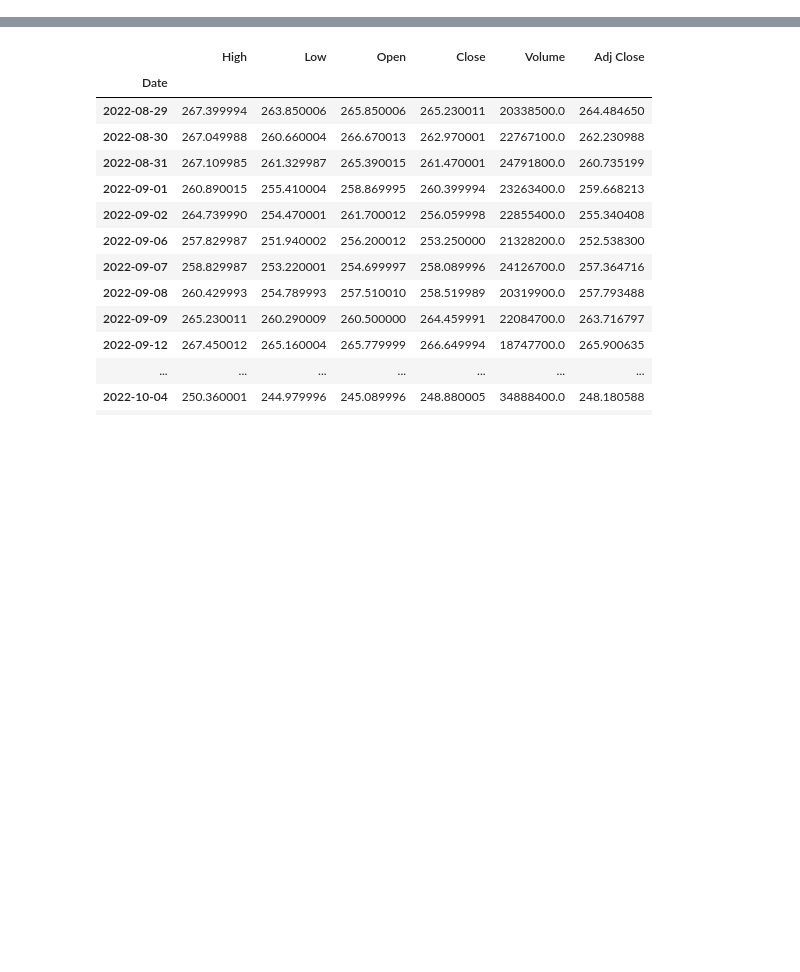
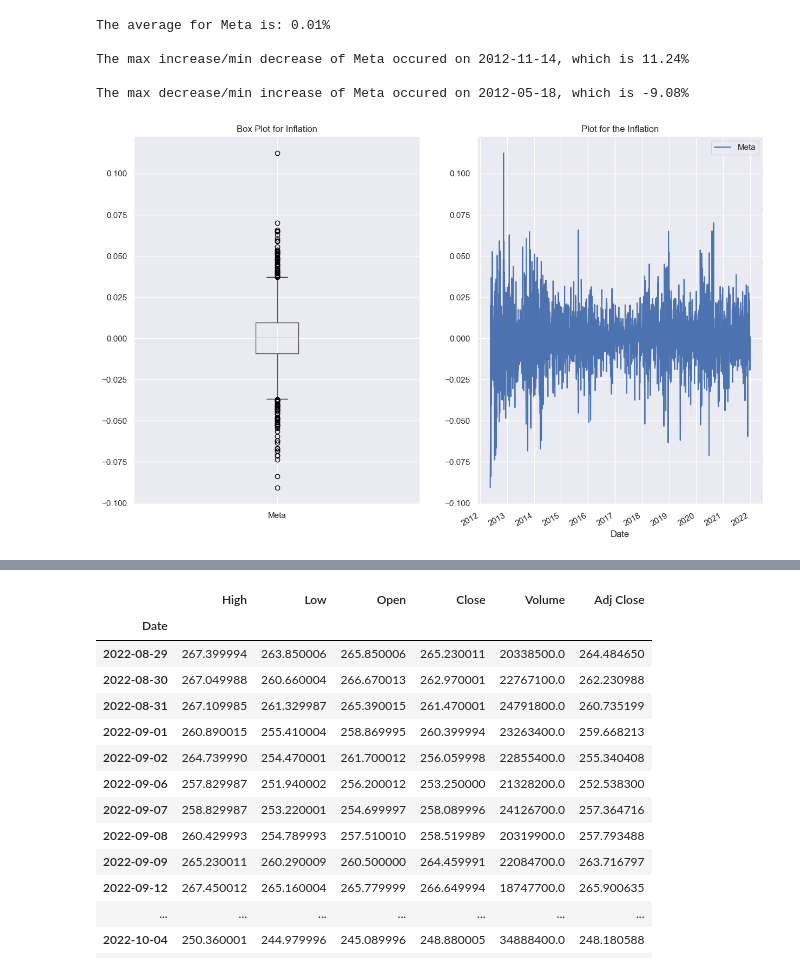
Before and after one commit to Ko2259/StockPrice, a Jupyter notebook: StockPrice/1.ipynb, the cells around one changed output, grey strips where cells are left out. Saved outputs shown, nothing was run; the diff lists cells and outputs as text; code cells hidden in the pictures; blank space fills up the shorter version.

```diff
--- a/StockPrice/1.ipynb
+++ b/StockPrice/1.ipynb
@@ -234,0 +92,3 @@ data.price_plot()
+# %%
+data = {"a":[1,2,3], "b":[4,5,6]}
+df1 = pd.DataFrame(data)
@@ -234,0 +102,21 @@ data.price_plot()
+# %%
+df = data.inflation()
+
+fig, axes = plt.subplots(nrows=1, ncols=2)
+fig.set_figheight(10)
+fig.set_figwidth(15)
+
+df.boxplot(ax = axes[0])
+axes[0].set_title("Box Plot for Inflation")
+
+df.plot(ax = axes[1])
+axes[1].set_title("Plot for the Inflation")
+
+plt.show()
+# %% [output]
+The average for Meta is: 0.01%
+
+The max increase/min decrease of Meta occured on 2012-11-14, which is 11.24%
+
+The max decrease/min increase of Meta occured on 2012-05-18, which is -9.08%
+[figure, added]
```
Also changed, not shown: parts of 22 cells of this notebook, 7 other files.
